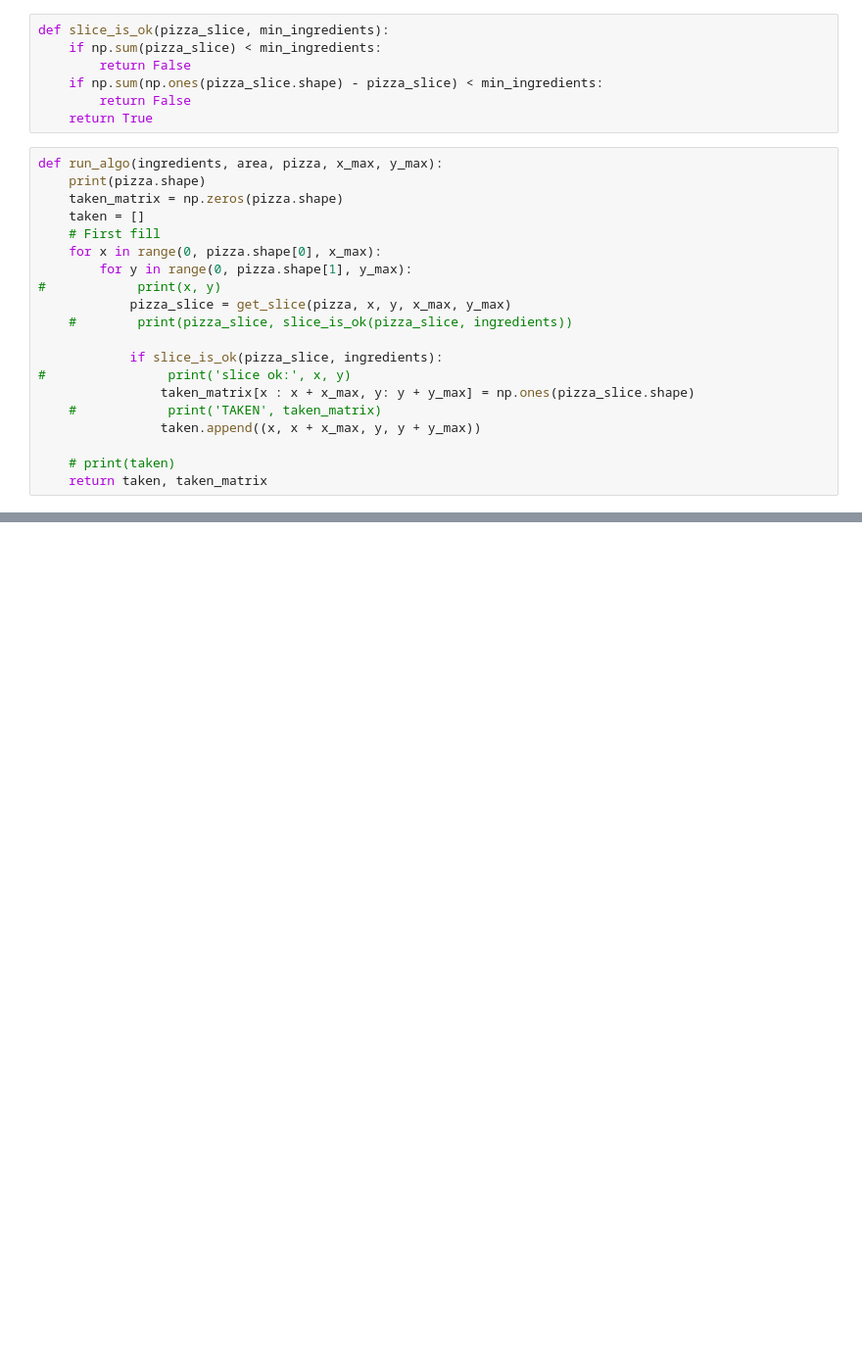
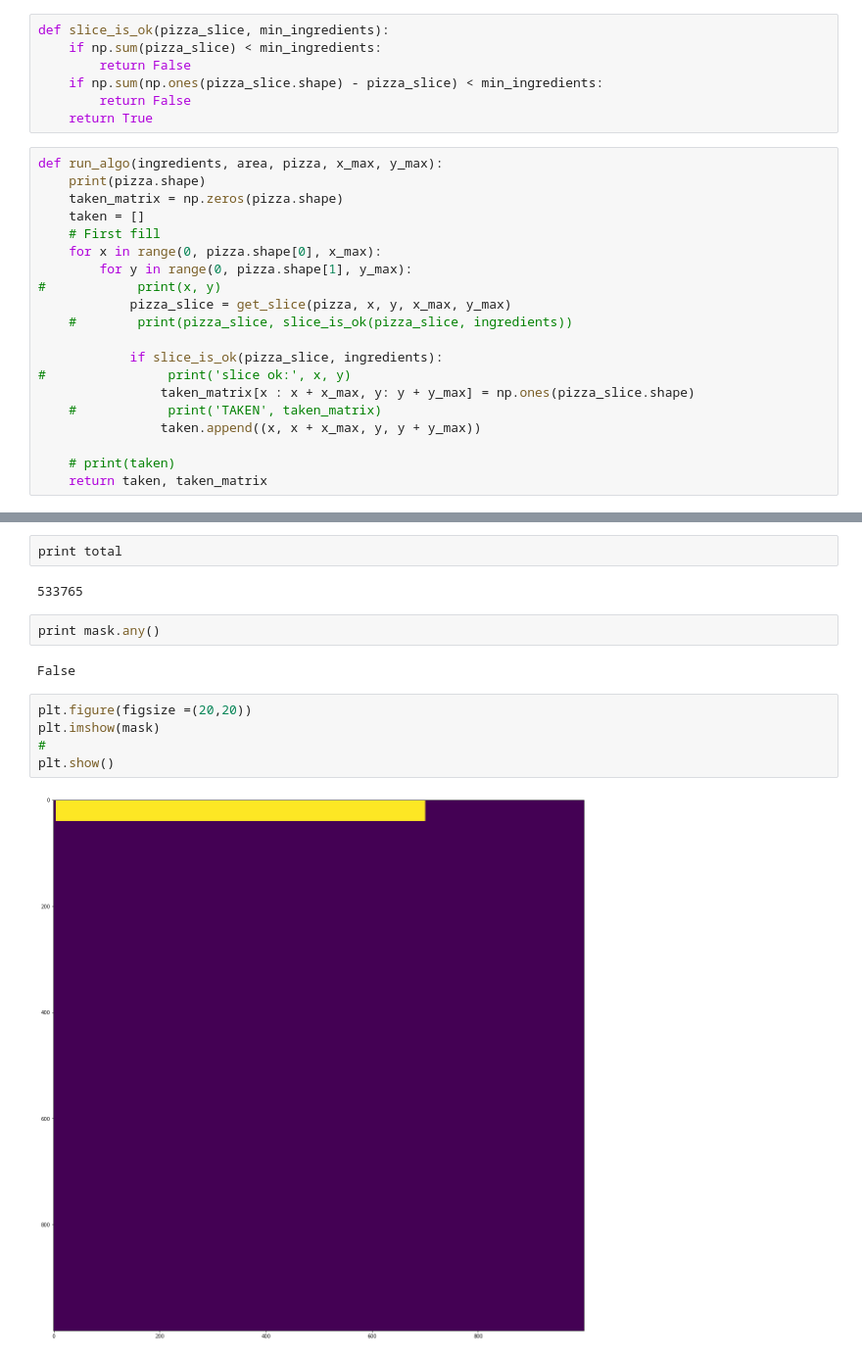
Before and after one commit to Radiateurs/GoogleHashcodeFK, a Jupyter notebook: trial/test_max.ipynb, the cells around one changed output, grey strips where cells are left out. Shown: that part at 98% size. Saved outputs shown, nothing was run; the diff lists cells and outputs as text; blank space fills up the shorter version.

```diff
--- a/trial/test_max.ipynb
+++ b/trial/test_max.ipynb
@@ -91,0 +158,15 @@ for x_max, y_max in find_all_sizes(area):
+# %%
+print total
+# %% [output]
+533765
+# %%
+print mask.any()
+# %% [output]
+False
+# %%
+plt.figure(figsize =(20,20))
+plt.imshow(mask)
+#
+plt.show()
+# %% [output]
+[figure, added]
```
Also changed, not shown: parts of 13 cells of this notebook, 1 other file.
